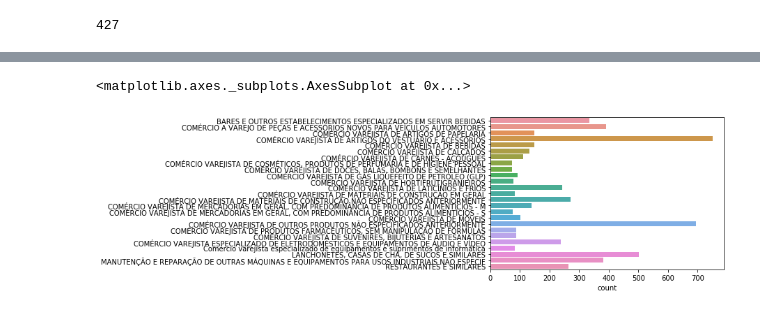
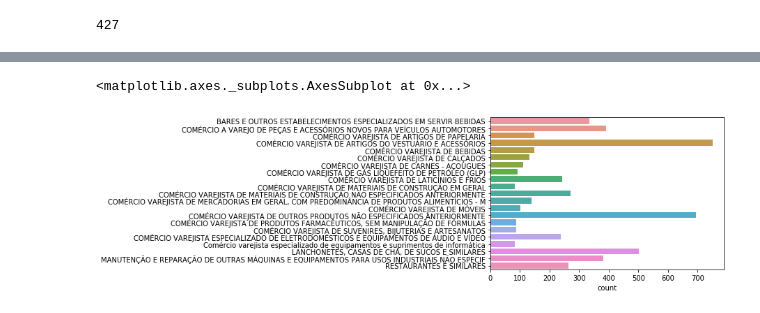
Before and after one commit to tpinhoda/Crimes_Sao_Carlos, a Jupyter notebook: notebooks/10-Analyse Estabelecimentos.ipynb, the cells around one changed output, grey strips where cells are left out. Saved outputs shown, nothing was run; the diff lists cells and outputs as text; code cells hidden in the pictures.

```diff
--- a/notebooks/10-Analyse Estabelecimentos.ipynb
+++ b/notebooks/10-Analyse Estabelecimentos.ipynb
@@ -49,7 +49,7 @@ SERVIÇOS DE CARTOGRAFIA, TOPOGRAFIA E GEODÉSIA
 Name: Tipo, Length: 427, dtype: int64
 # %%
-estabelecimentos = estabelecimentos.groupby('Tipo').filter(lambda x : len(x) > 70)
+estabelecimentos = estabelecimentos.groupby('Tipo').filter(lambda x : len(x) > 80)
 sns.countplot(y = sorted(estabelecimentos['Tipo']))
 # %% [output]
 <matplotlib.axes._subplots.AxesSubplot at 0x...>
-[figure, old version]
+[figure, new version]
```
Also changed, not shown: parts of 2 cells of this notebook.
